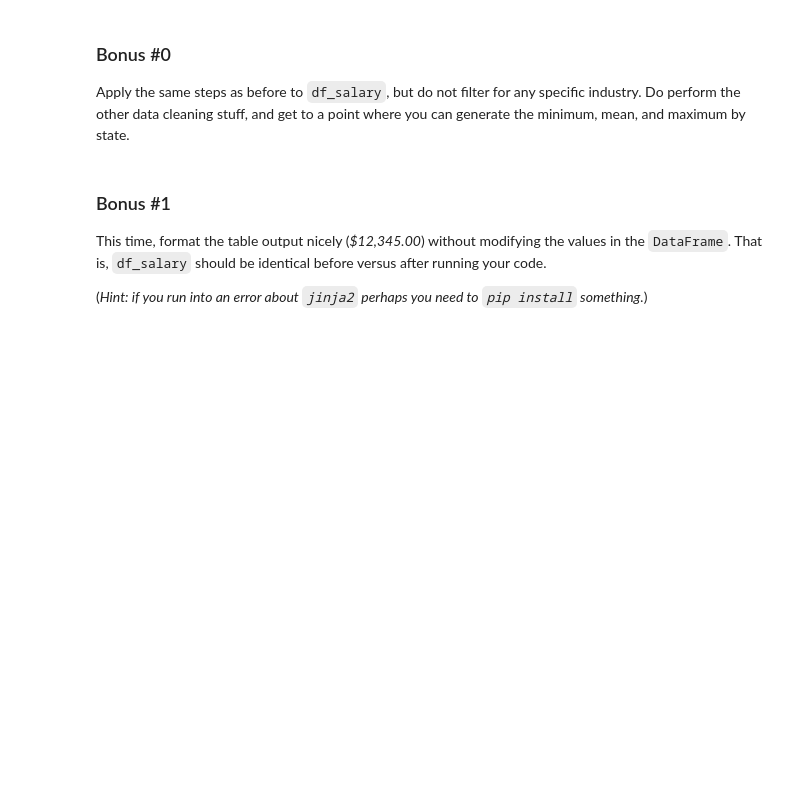
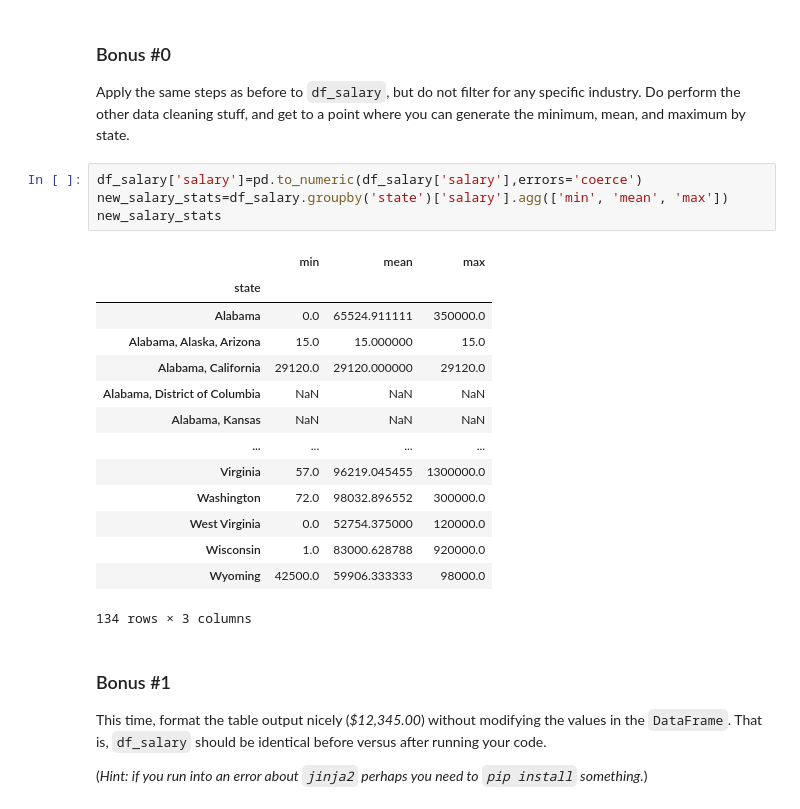
Before and after one commit to Anas10202/my-fork-2024-fall-data-science, a Jupyter notebook: Week-02-DS-Overview-and-Data/Exercise-AA.ipynb, the cells around one changed output. Saved outputs shown, nothing was run; the diff lists cells and outputs as text; blank space fills up the shorter version.

```diff
--- a/Week-02-DS-Overview-and-Data/Exercise-AA.ipynb
+++ b/Week-02-DS-Overview-and-Data/Exercise-AA.ipynb
@@ -421,6 +421,25 @@ Let’s back out a bit and return to `df_salary` (which was the loaded data with
 ### Bonus #0
 
 Apply the same steps as before to `df_salary`, but do not filter for any specific industry. Do perform the other data cleaning stuff, and get to a point where you can generate the minimum, mean, and maximum by state.
+# %%
+df_salary['salary']=pd.to_numeric(df_salary['salary'],errors='coerce')
+new_salary_stats=df_salary.groupby('state')['salary'].agg(['min', 'mean', 'max'])
+new_salary_stats
+# %% [output]
+|  | min | mean | max |
+| state |  |  |  |
+| Alabama | 0.0 | 65524.911111 | 350000.0 |
+| Alabama, Alaska, Arizona | 15.0 | 15.000000 | 15.0 |
+| Alabama, California | 29120.0 | 29120.000000 | 29120.0 |
+| Alabama, District of Columbia | NaN | NaN | NaN |
+| Alabama, Kansas | NaN | NaN | NaN |
+| ... | ... | ... | ... |
+| Virginia | 57.0 | 96219.045455 | 1300000.0 |
+| Washington | 72.0 | 98032.896552 | 300000.0 |
+| West Virginia | 0.0 | 52754.375000 | 120000.0 |
+| Wisconsin | 1.0 | 83000.628788 | 920000.0 |
+| Wyoming | 42500.0 | 59906.333333 | 98000.0 |
+134 rows × 3 columns
 # %% [markdown]
 ### Bonus #1
 
```
Also changed, not shown: parts of 1 cell of this notebook.
